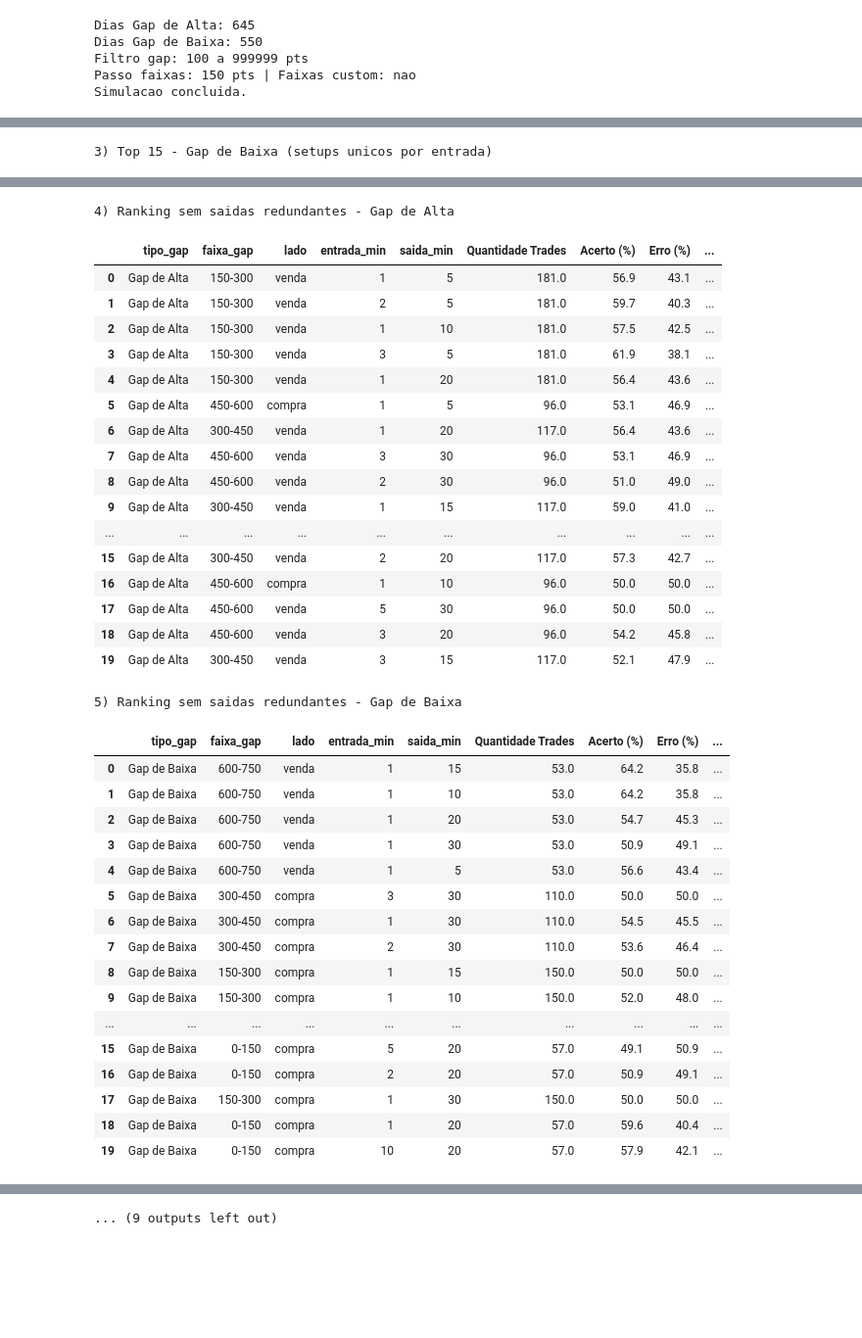
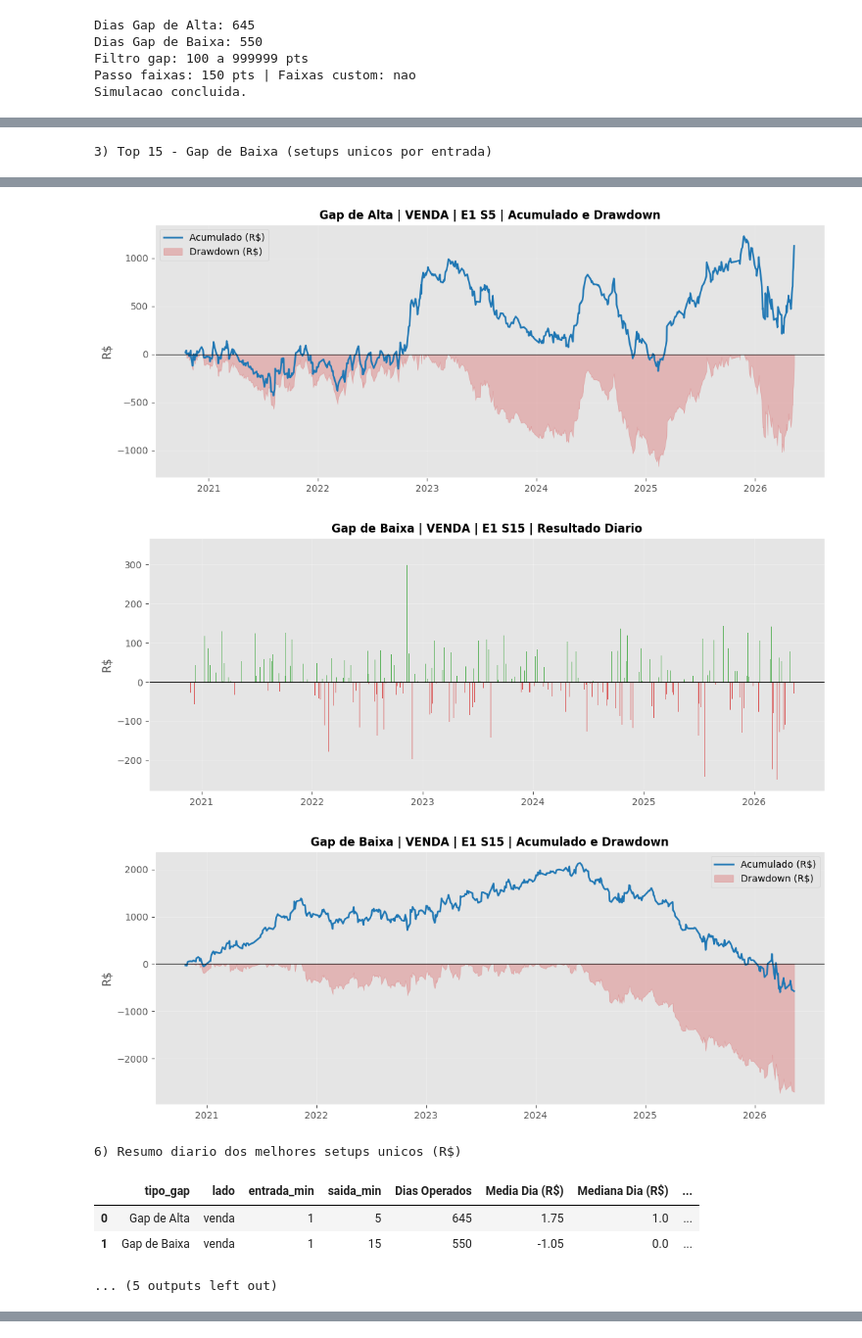
Before and after one commit to rodrigoalves022/Topicos, a Jupyter notebook: analise_gap_win.ipynb, the cells around one changed output, grey strips where cells are left out. Shown at 98% size. Saved outputs shown, nothing was run; the diff lists cells and outputs as text; code cells hidden in the pictures; blank space fills up the shorter version.

Commit message:
Ajusta simuladores e tabelas de gaps

```diff
--- a/analise_gap_win.ipynb
+++ b/analise_gap_win.ipynb
@@ -1132,7 +1132,7 @@ def resumir_simulacao(trades_df, n_contratos=1):
 
     melhor_por_faixa = (
         resumo_cenario
-        .sort_values(['tipo_gap', 'faixa_gap', 'Quantidade Trades', 'Resultado Total (pts)', 'Acerto (%)'],
+        .sort_values(['tipo_gap', 'faixa_gap', 'Resultado Total (R$)', 'Quantidade Trades', 'Acerto (%)'],
                      ascending=[True, True, False, False, False])
         .groupby(['tipo_gap', 'faixa_gap'], as_index=False)
         .head(1)
@@ -1295,7 +1297,7 @@ def plot_acumulado_drawdown_moeda(diario, titulo):
 # PARAMETROS E EXECUCAO DO SIMULADOR
 # =====================================
 
-ENTRADAS = [1, 2, 3, 5, 10]
+ENTRADAS = [3, 5, 8, 10, 15]
 SAIDAS = [5, 10, 15, 20, 30]
 CUSTO_POR_TRADE_PTS = 0.0
 GAP_MINIMO_PTS = 100
@@ -1348,13 +1350,11 @@ resumo_cenario, melhor_por_faixa, resumo_gap_alta, resumo_gap_baixa = resumir_si
     n_contratos=N_CONTRATOS,
 )
 
-resumo_gap_alta_visual = tabela_visual_simulador(resumo_gap_alta)
-resumo_gap_baixa_visual = tabela_visual_simulador(resumo_gap_baixa)
 resumo_gap_alta_unico = tabela_visual_simulador(resumo_gap_alta, compactar=True)
 resumo_gap_baixa_unico = tabela_visual_simulador(resumo_gap_baixa, compactar=True)
 melhor_por_faixa_visual = selecionar_colunas_simulador(
     formatar_tabela_apresentacao_simulador(
-        melhor_por_faixa.sort_values(['tipo_gap', 'faixa_gap', 'Quantidade Trades', 'Resultado Total (pts)'], ascending=[True, True, False, False])
+        melhor_por_faixa.sort_values(['tipo_gap', 'faixa_gap', 'Resultado Total (R$)', 'Quantidade Trades'], ascending=[True, True, False, False])
     )
 )
 
@@ -1366,12 +1366,6 @@ display(resumo_gap_alta_unico.head(15))
 
 print('3) Top 15 - Gap de Baixa (setups unicos por entrada)')
 display(resumo_gap_baixa_unico.head(15))
-
-print('4) Ranking sem saidas redundantes - Gap de Alta')
-display(resumo_gap_alta_visual.head(20))
-
-print('5) Ranking sem saidas redundantes - Gap de Baixa')
-display(resumo_gap_baixa_visual.head(20))
 
 # 4) Serie diaria em R$ do melhor setup unico de Alta e de Baixa
 series_diarias = []
@@ -1472,8 +1466,8 @@ else:
 formatar_tabela_apresentacao_simulador(resumo_cenario).to_csv(PASTA_SAIDA / 'simulador_tempo_puro_resumo_cenarios.csv', index=False, encoding='utf-8-sig')
 tabela_visual_simulador(resumo_cenario, compactar=True).to_csv(PASTA_SAIDA / 'simulador_tempo_puro_resumo_cenarios_unicos.csv', index=False, encoding='utf-8-sig')
 melhor_por_faixa_visual.to_csv(PASTA_SAIDA / 'simulador_tempo_puro_melhor_por_faixa.csv', index=False, encoding='utf-8-sig')
-resumo_gap_alta_visual.to_csv(PASTA_SAIDA / 'simulador_tempo_puro_gap_alta.csv', index=False, encoding='utf-8-sig')
-resumo_gap_baixa_visual.to_csv(PASTA_SAIDA / 'simulador_tempo_puro_gap_baixa.csv', index=False, encoding='utf-8-sig')
+resumo_gap_alta_unico.to_csv(PASTA_SAIDA / 'simulador_tempo_puro_gap_alta_unicos.csv', index=False, encoding='utf-8-sig')
+resumo_gap_baixa_unico.to_csv(PASTA_SAIDA / 'simulador_tempo_puro_gap_baixa_unicos.csv', index=False, encoding='utf-8-sig')
 trades_sim.to_csv(PASTA_SAIDA / 'simulador_tempo_puro_trades.csv', index=False, encoding='utf-8-sig')
 
 if not serie_diaria_melhores.empty:
@@ -1540,36 +1535,8 @@ print(f"CSVs exportados em: {PASTA_SAIDA.resolve()}")
+[figure]
+[figure, added]
+[figure, added]
-4) Ranking sem saidas redundantes - Gap de Alta
+6) Resumo diario dos melhores setups unicos (R$)
-|  | tipo_gap | faixa_gap | lado | entrada_min | saida_min | Quantidade Trades | Acerto (%) | Erro (%) | ... |
-| 0 | Gap de Alta | 150-300 | venda | 1 | 5 | 181.0 | 56.9 | 43.1 | ... |
-| 1 | Gap de Alta | 150-300 | venda | 2 | 5 | 181.0 | 59.7 | 40.3 | ... |
-| 2 | Gap de Alta | 150-300 | venda | 1 | 10 | 181.0 | 57.5 | 42.5 | ... |
-| 3 | Gap de Alta | 150-300 | venda | 3 | 5 | 181.0 | 61.9 | 38.1 | ... |
-| 4 | Gap de Alta | 150-300 | venda | 1 | 20 | 181.0 | 56.4 | 43.6 | ... |
-| 5 | Gap de Alta | 450-600 | compra | 1 | 5 | 96.0 | 53.1 | 46.9 | ... |
-| 6 | Gap de Alta | 300-450 | venda | 1 | 20 | 117.0 | 56.4 | 43.6 | ... |
-| 7 | Gap de Alta | 450-600 | venda | 3 | 30 | 96.0 | 53.1 | 46.9 | ... |
-| 8 | Gap de Alta | 450-600 | venda | 2 | 30 | 96.0 | 51.0 | 49.0 | ... |
-| 9 | Gap de Alta | 300-450 | venda | 1 | 15 | 117.0 | 59.0 | 41.0 | ... |
-| ... | ... | ... | ... | ... | ... | ... | ... | ... | ... |
-| 15 | Gap de Alta | 300-450 | venda | 2 | 20 | 117.0 | 57.3 | 42.7 | ... |
-| 16 | Gap de Alta | 450-600 | compra | 1 | 10 | 96.0 | 50.0 | 50.0 | ... |
-| 17 | Gap de Alta | 450-600 | venda | 5 | 30 | 96.0 | 50.0 | 50.0 | ... |
-| 18 | Gap de Alta | 450-600 | venda | 3 | 20 | 96.0 | 54.2 | 45.8 | ... |
-| 19 | Gap de Alta | 300-450 | venda | 3 | 15 | 117.0 | 52.1 | 47.9 | ... |
+|  | tipo_gap | lado | entrada_min | saida_min | Dias Operados | Media Dia (R$) | Mediana Dia (R$) | ... |
+| 0 | Gap de Alta | venda | 1 | 5 | 645 | 1.75 | 1.0 | ... |
+| 1 | Gap de Baixa | venda | 1 | 15 | 550 | -1.05 | 0.0 | ... |
-5) Ranking sem saidas redundantes - Gap de Baixa
+... (5 outputs left out)
-|  | tipo_gap | faixa_gap | lado | entrada_min | saida_min | Quantidade Trades | Acerto (%) | Erro (%) | ... |
-| 0 | Gap de Baixa | 600-750 | venda | 1 | 15 | 53.0 | 64.2 | 35.8 | ... |
-| 1 | Gap de Baixa | 600-750 | venda | 1 | 10 | 53.0 | 64.2 | 35.8 | ... |
-| 2 | Gap de Baixa | 600-750 | venda | 1 | 20 | 53.0 | 54.7 | 45.3 | ... |
-| 3 | Gap de Baixa | 600-750 | venda | 1 | 30 | 53.0 | 50.9 | 49.1 | ... |
-| 4 | Gap de Baixa | 600-750 | venda | 1 | 5 | 53.0 | 56.6 | 43.4 | ... |
-| 5 | Gap de Baixa | 300-450 | compra | 3 | 30 | 110.0 | 50.0 | 50.0 | ... |
-| 6 | Gap de Baixa | 300-450 | compra | 1 | 30 | 110.0 | 54.5 | 45.5 | ... |
-| 7 | Gap de Baixa | 300-450 | compra | 2 | 30 | 110.0 | 53.6 | 46.4 | ... |
-| 8 | Gap de Baixa | 150-300 | compra | 1 | 15 | 150.0 | 50.0 | 50.0 | ... |
-| 9 | Gap de Baixa | 150-300 | compra | 1 | 10 | 150.0 | 52.0 | 48.0 | ... |
-| ... | ... | ... | ... | ... | ... | ... | ... | ... | ... |
-| 15 | Gap de Baixa | 0-150 | compra | 5 | 20 | 57.0 | 49.1 | 50.9 | ... |
-| 16 | Gap de Baixa | 0-150 | compra | 2 | 20 | 57.0 | 50.9 | 49.1 | ... |
-| 17 | Gap de Baixa | 150-300 | compra | 1 | 30 | 150.0 | 50.0 | 50.0 | ... |
-| 18 | Gap de Baixa | 0-150 | compra | 1 | 20 | 57.0 | 59.6 | 40.4 | ... |
-| 19 | Gap de Baixa | 0-150 | compra | 10 | 20 | 57.0 | 57.9 | 42.1 | ... |
@@ -1578,4 +1543,3 @@ print(f"CSVs exportados em: {PASTA_SAIDA.resolve()}")
-... (9 outputs left out)
 # %% [markdown]
 ## 9. Simulador 3 (Operar Contra/A Favor do Gap, Contexto, Treino/Teste)
 
```
Also changed, not shown: parts of 6 cells of this notebook.
